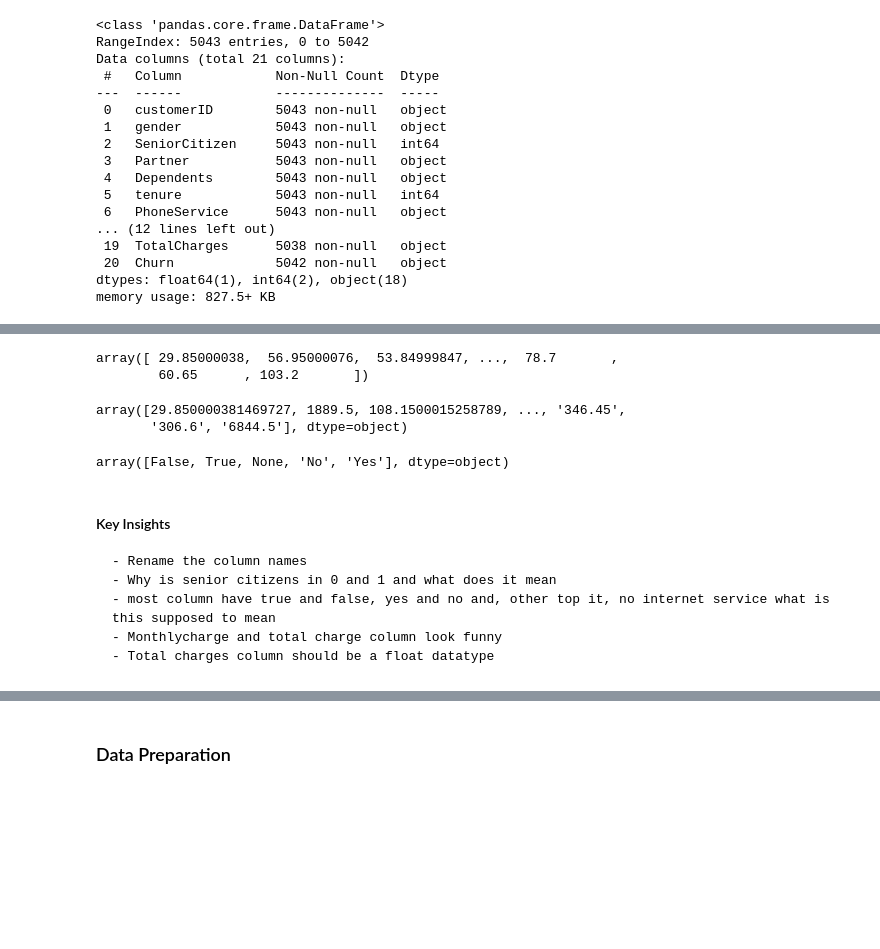
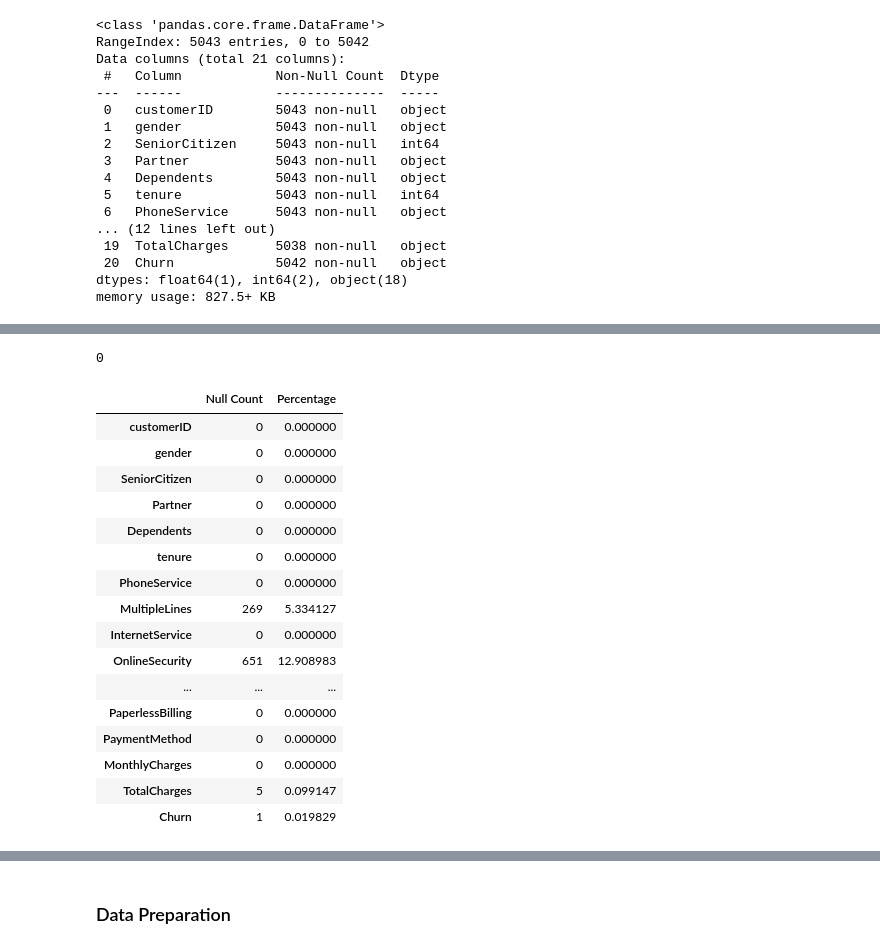
Before and after one commit to Njuraita/Customer-Churn-Prediction-, a Jupyter notebook: notebook/main.ipynb, the cells around one changed output, grey strips where cells are left out. Drawn from its saved outputs; the diff is of its cells as text; code cells hidden in the pictures; blank space fills up the shorter version.

```diff
--- a/notebook/main.ipynb
+++ b/notebook/main.ipynb
@@ -253,21 +198,25 @@ array(['Electronic check', 'Mailed check', 'Bank transfer (automatic)',
-# %%
-churn_train ['MonthlyCharges'].unique()
-# %% [output]
-array([ 29.85000038,  56.95000076,  53.84999847, ...,  78.7       ,
-        60.65      , 103.2       ])
-# %%
-churn_train ['TotalCharges'].unique()
-# %% [output]
-array([29.850000381469727, 1889.5, 108.1500015258789, ..., '346.45',
-       '306.6', '6844.5'], dtype=object)
-# %%
-churn_train ['Churn'].unique()
-# %% [output]
-array([False, True, None, 'No', 'Yes'], dtype=object)
-# %% [markdown]
-#### Key Insights
-    - Rename the column names
-    - Why is senior citizens in 0 and 1 and what does it mean
-    - most column have true and false, yes and no and, other top it, no internet service what is this supposed to mean
-    - Monthlycharge and total charge column look funny
-    - Total charges column should be a float datatype
+# %%
+churn_prime.duplicated().sum()
+# %% [output]
+0
+# %%
+# Missing values with their percentages
+churn_prime.isnull().sum().to_frame('Null Count').assign(Percentage=lambda x: (x['Null Count'] / len(churn_prime)) * 100)
+# %% [output]
+|  | Null Count | Percentage |
+| customerID | 0 | 0.000000 |
+| gender | 0 | 0.000000 |
+| SeniorCitizen | 0 | 0.000000 |
+| Partner | 0 | 0.000000 |
+| Dependents | 0 | 0.000000 |
+| tenure | 0 | 0.000000 |
+| PhoneService | 0 | 0.000000 |
+| MultipleLines | 269 | 5.334127 |
+| InternetService | 0 | 0.000000 |
+| OnlineSecurity | 651 | 12.908983 |
+| ... | ... | ... |
+| PaperlessBilling | 0 | 0.000000 |
+| PaymentMethod | 0 | 0.000000 |
+| MonthlyCharges | 0 | 0.000000 |
+| TotalCharges | 5 | 0.099147 |
+| Churn | 1 | 0.019829 |
```
Also changed, not shown: parts of 28 cells of this notebook.
